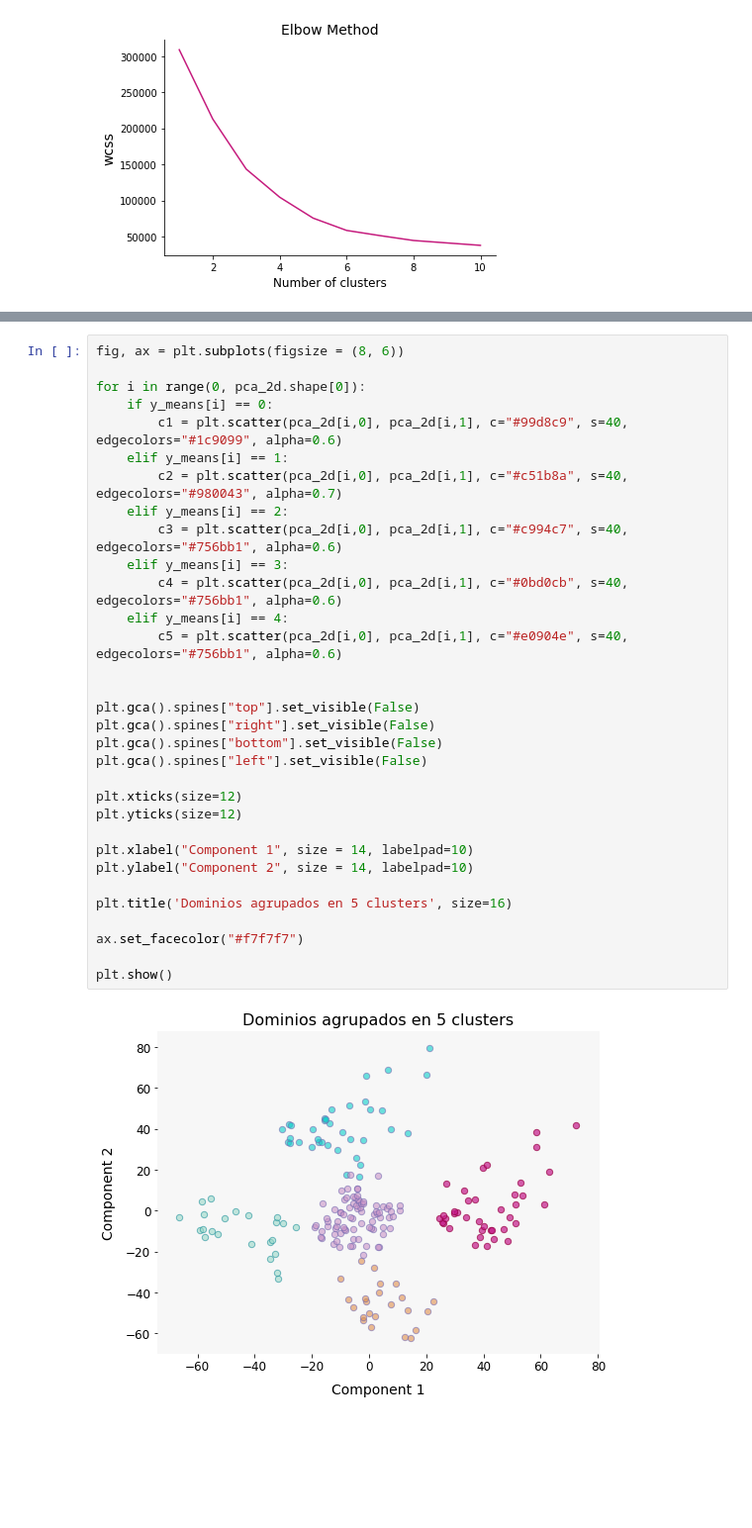
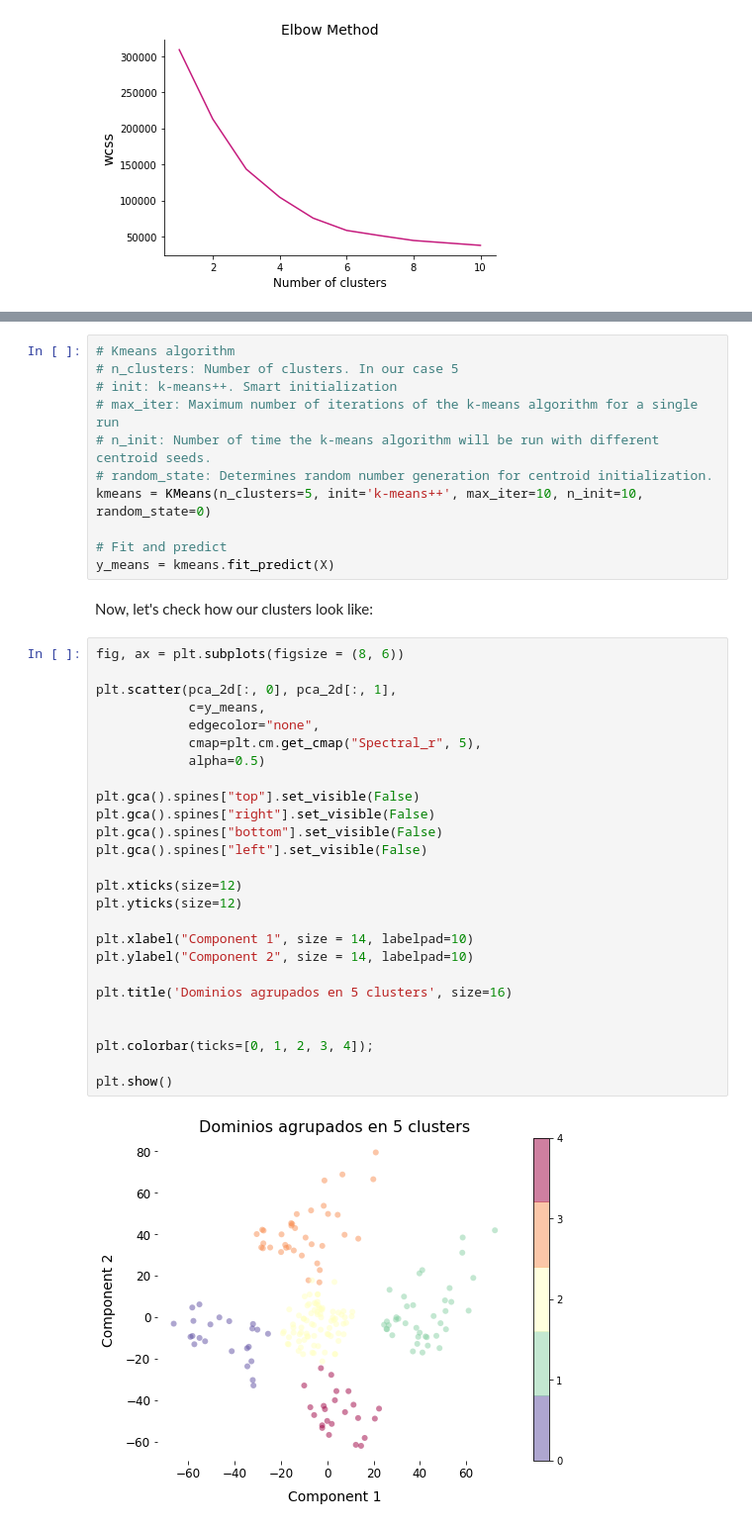
Before and after one commit to ugis22/clustering_analysis, a Jupyter notebook: clustering_analysis.ipynb, the cells around one changed output, grey strips where cells are left out. Shown at 99% size. Saved outputs shown, nothing was run; the diff lists cells and outputs as text; blank space fills up the shorter version.

Commit message:
Clustering analysis

```diff
--- a/clustering_analysis.ipynb
+++ b/clustering_analysis.ipynb
@@ -327,34 +342,41 @@ y_means = kmeans.fit_predict(X)
+# %%
+# Kmeans algorithm
+# n_clusters: Number of clusters. In our case 5
+# init: k-means++. Smart initialization
+# max_iter: Maximum number of iterations of the k-means algorithm for a single run
+# n_init: Number of time the k-means algorithm will be run with different centroid seeds.
+# random_state: Determines random number generation for centroid initialization.
+kmeans = KMeans(n_clusters=5, init='k-means++', max_iter=10, n_init=10, random_state=0)
+
+# Fit and predict
+y_means = kmeans.fit_predict(X)
+# %% [markdown]
+Now, let's check how our clusters look like:
 # %%
 fig, ax = plt.subplots(figsize = (8, 6))
 
-for i in range(0, pca_2d.shape[0]):
-    if y_means[i] == 0:
-        c1 = plt.scatter(pca_2d[i,0], pca_2d[i,1], c="#99d8c9", s=40, edgecolors="#1c9099", alpha=0.6)
-    elif y_means[i] == 1:
-        c2 = plt.scatter(pca_2d[i,0], pca_2d[i,1], c="#c51b8a", s=40, edgecolors="#980043", alpha=0.7)
-    elif y_means[i] == 2:
-        c3 = plt.scatter(pca_2d[i,0], pca_2d[i,1], c="#c994c7", s=40, edgecolors="#756bb1", alpha=0.6)
-    elif y_means[i] == 3:
-        c4 = plt.scatter(pca_2d[i,0], pca_2d[i,1], c="#0bd0cb", s=40, edgecolors="#756bb1", alpha=0.6)
-    elif y_means[i] == 4:
-        c5 = plt.scatter(pca_2d[i,0], pca_2d[i,1], c="#e0904e", s=40, edgecolors="#756bb1", alpha=0.6)
-
+plt.scatter(pca_2d[:, 0], pca_2d[:, 1],
+            c=y_means,
+            edgecolor="none",
+            cmap=plt.cm.get_cmap("Spectral_r", 5),
+            alpha=0.5)
 
 plt.gca().spines["top"].set_visible(False)
 plt.gca().spines["right"].set_visible(False)
 plt.gca().spines["bottom"].set_visible(False)
 plt.gca().spines["left"].set_visible(False)
 
 plt.xticks(size=12)
 plt.yticks(size=12)
 
 plt.xlabel("Component 1", size = 14, labelpad=10)
 plt.ylabel("Component 2", size = 14, labelpad=10)
 
 plt.title('Dominios agrupados en 5 clusters', size=16)
 
-ax.set_facecolor("#f7f7f7")
+
+plt.colorbar(ticks=[0, 1, 2, 3, 4]);
 
 plt.show()
 # %% [output]
-[figure, old version]
+[figure, new version]
```
Also changed, not shown: parts of 20 cells of this notebook.
